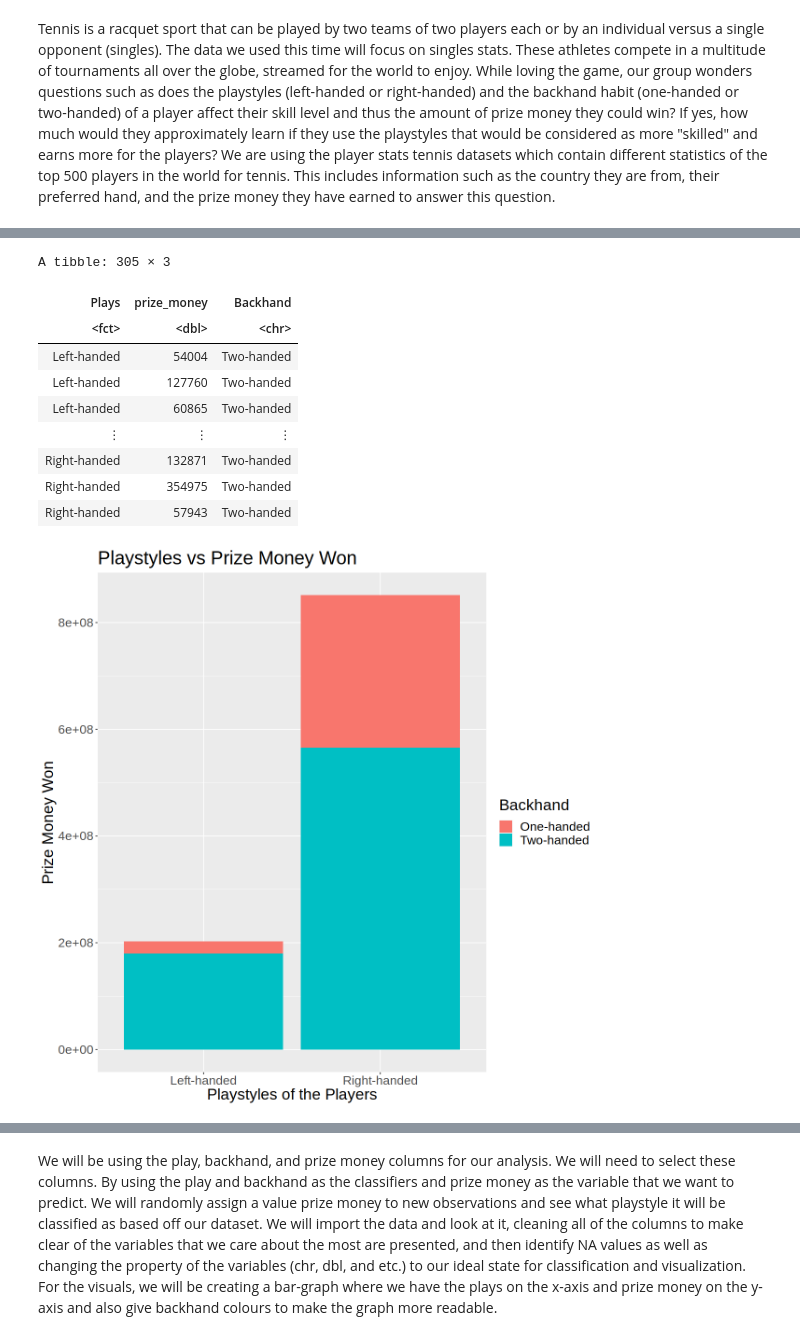
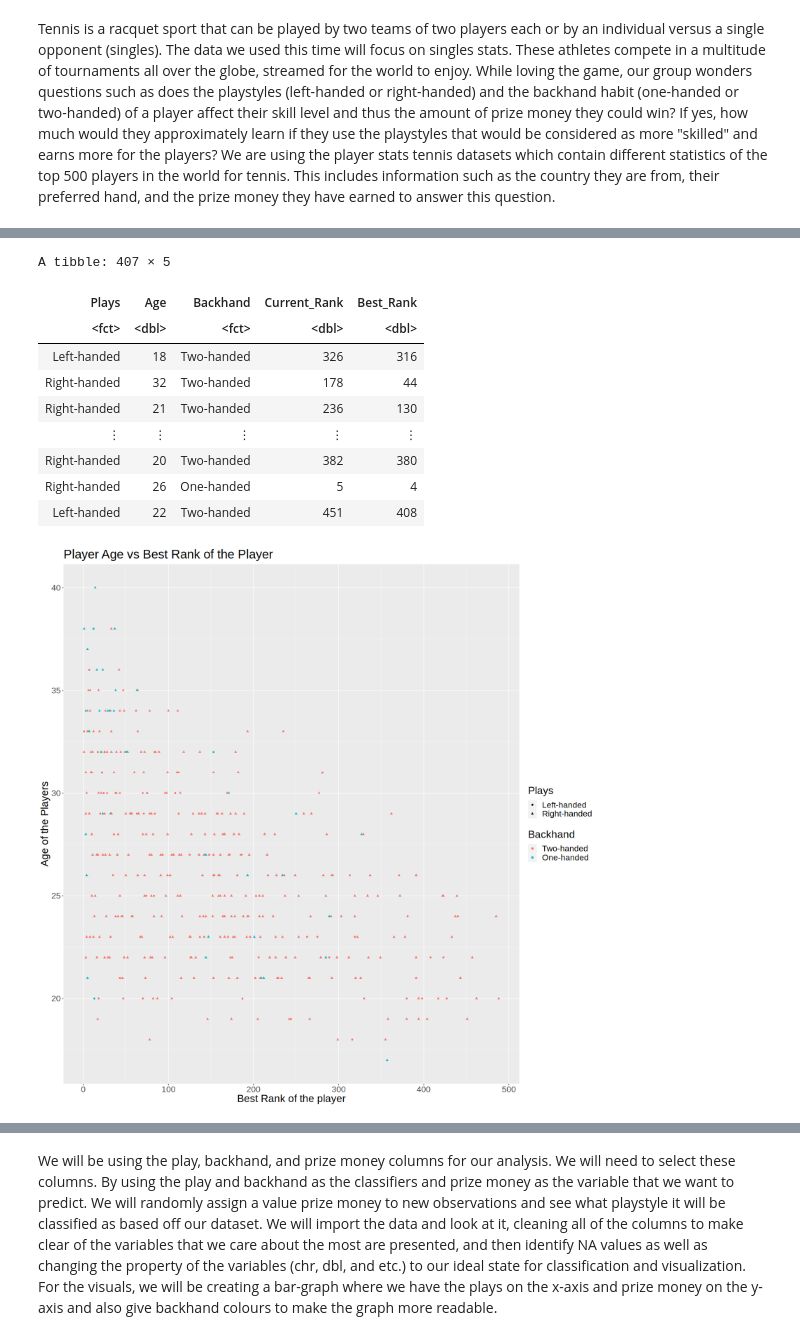
Before and after one commit to PoloName/Project_Player_Stats, a Jupyter notebook: Project_intro.ipynb, the cells around one changed output, grey strips where cells are left out. Cells and saved outputs as stored; diff of their text form; code cells hidden in the pictures.

```diff
--- a/Project_intro.ipynb
+++ b/Project_intro.ipynb
@@ -34,7 +24,9 @@ options(repr.matrix.max.rows = 6)
 # %% [markdown]
 Tennis is a racquet sport that can be played by two teams of two players each or by an individual versus a single opponent (singles). The data we used this time will focus on singles stats. These athletes compete in a multitude of tournaments all over the globe, streamed for the world to enjoy. While loving the game, our group wonders questions such as does the playstyles (left-handed or right-handed) and the backhand habit (one-handed or two-handed) of a player affect their skill level and thus the amount of prize money they could win? If yes, how much would they approximately learn if they use the playstyles that would be considered as more "skilled" and earns more for the players? We are using the player stats tennis datasets which contain different statistics of the top 500 players in the world for tennis. This includes information such as the country they are from, their preferred hand, and the prize money they have earned to answer this question.
 # %%
-player_data <- read_csv("player_stats.csv")
+url <- "https://drive.google.com/uc?export=download&id=1_MECmUXZuuILYeEOfonSGqodW6qVdhsS"
+player_data <- read_csv(url)
+player_data
 # %% [output]
 New names:
 • `` -> `...1`
@@ -49,4 +51,4 @@ dbl (13): ...1, Turned Pro, Seasons, Titles, Best Season, Retired, Masters, ...
 # %%
 player_data_renamed <- player_data |>
-               rename_at(1, ~'Player Number') |>
-               rename_at(10, ~'prize_money')
+               rename_at(6, ~'Current_Rank') |>
+               rename_at(7, ~'Best_Rank')
@@ -111,27 +123,43 @@ A tibble: 3 × 2
 # %%
-set.seed(6246)
-options("scipen"=0, "digits"=7)
-options(repr.plot.width = 10, repr.plot.height = 10)
-Plays_table <- filter(player_data_train_goal, Plays != "NA", Backhand != "NA")
-player_data_train_better <-  mutate(Plays_table, Plays = as_factor(Plays), prize_money = readr::parse_number(prize_money))
-player_data_train_better
-player_data_train_plot <- player_data_train_better |>
-                          ggplot(aes(x = Plays, y = prize_money, fill = Backhand)) +
-                          geom_bar(stat = "identity") +
-                          xlab("Playstyles of the Players") +
-                          ylab("Prize Money Won") +
-                          ggtitle("Playstyles vs Prize Money Won") +
+options(repr.plot.width = 15, repr.plot.height = 15)
+Plays_table <- filter(player_data_goal, Plays != "NA", Backhand != "NA", Best_Rank != "NA", Current_Rank != "NA", Age != "NA")
+
+Player_data_optimized <- separate(Plays_table, col = Age, into = c("Age", "Year"), sep = " ")
+
+Player_data_optimized2 <- separate(Player_data_optimized, col = Current_Rank, into = c("Current_Rank", "N1"), sep = " ")
+
+Player_data_optimized3 <- separate(Player_data_optimized2, col = Best_Rank, into = c("Best_Rank", "N2"), sep = " ")
+
+Player_data_selected <- select(Player_data_optimized3, Plays, Age, Backhand, Current_Rank, Best_Rank)
+
+player_data_better <-  mutate(Player_data_selected, Plays = as_factor(Plays), Backhand = as_factor(Backhand), Age = as.numeric(Age), Current_Rank = as.numeric(Current_Rank), Best_Rank = as.numeric(Best_Rank))
+player_data_better
+
+player_data_plot_br <- player_data_better |>
+                          ggplot(aes(x = Best_Rank, y = Age, color = Backhand, shape = Plays)) +
+                          geom_point() +
+                          xlab("Best Rank of the player") +
+                          ylab("Age of the Players") +
+                          ggtitle("Player Age vs Best Rank of the Player") +
                           theme(text = element_text(size=20))
-player_data_train_plot
+player_data_plot_cr <- player_data_better |>
+                          ggplot(aes(x = Current_Rank, y = Age, color = Backhand, shape = Plays)) +
+                          geom_point() +
+                          xlab("Current Rank of the player") +
+                          ylab("Age of the Players") +
+                          ggtitle("Player Age vs Current Rank of the Player") +
+                          theme(text = element_text(size=20))
+player_data_plot_br
+player_data_plot_cr
 # %% [output]
-A tibble: 305 × 3
+A tibble: 407 × 5
-| Plays | prize_money | Backhand |
-| <fct> | <dbl> | <chr> |
-| Left-handed | 54004 | Two-handed |
-| Left-handed | 127760 | Two-handed |
-| Left-handed | 60865 | Two-handed |
-| ⋮ | ⋮ | ⋮ |
-| Right-handed | 132871 | Two-handed |
-| Right-handed | 354975 | Two-handed |
-| Right-handed | 57943 | Two-handed |
+| Plays | Age | Backhand | Current_Rank | Best_Rank |
+| <fct> | <dbl> | <fct> | <dbl> | <dbl> |
+| Left-handed | 18 | Two-handed | 326 | 316 |
+| Right-handed | 32 | Two-handed | 178 | 44 |
+| Right-handed | 21 | Two-handed | 236 | 130 |
+| ⋮ | ⋮ | ⋮ | ⋮ | ⋮ |
+| Right-handed | 20 | Two-handed | 382 | 380 |
+| Right-handed | 26 | One-handed | 5 | 4 |
+| Left-handed | 22 | Two-handed | 451 | 408 |
-[figure, old version]
+[figure, new version]
```
Also changed, not shown: parts of 10 cells of this notebook.
